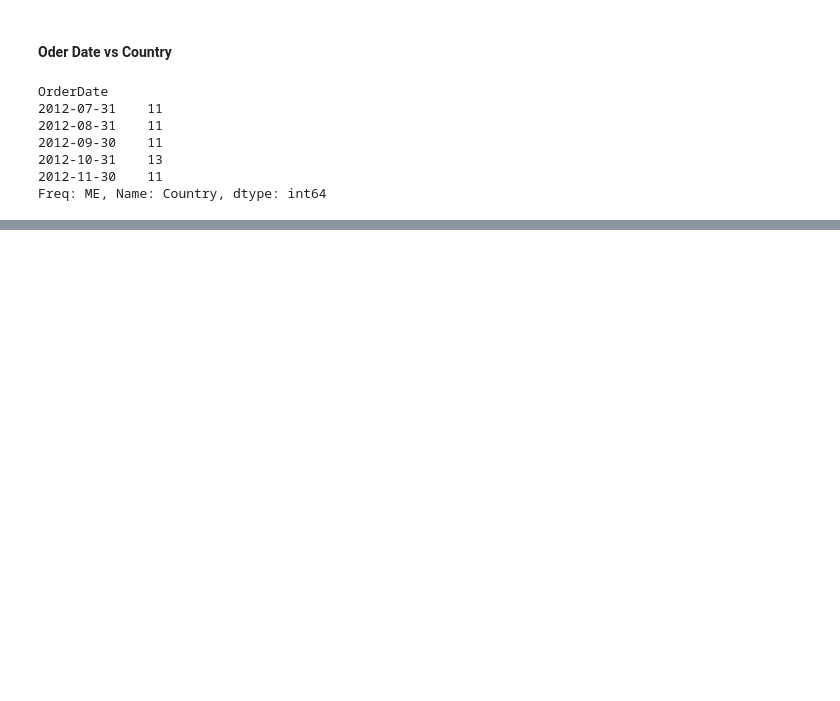
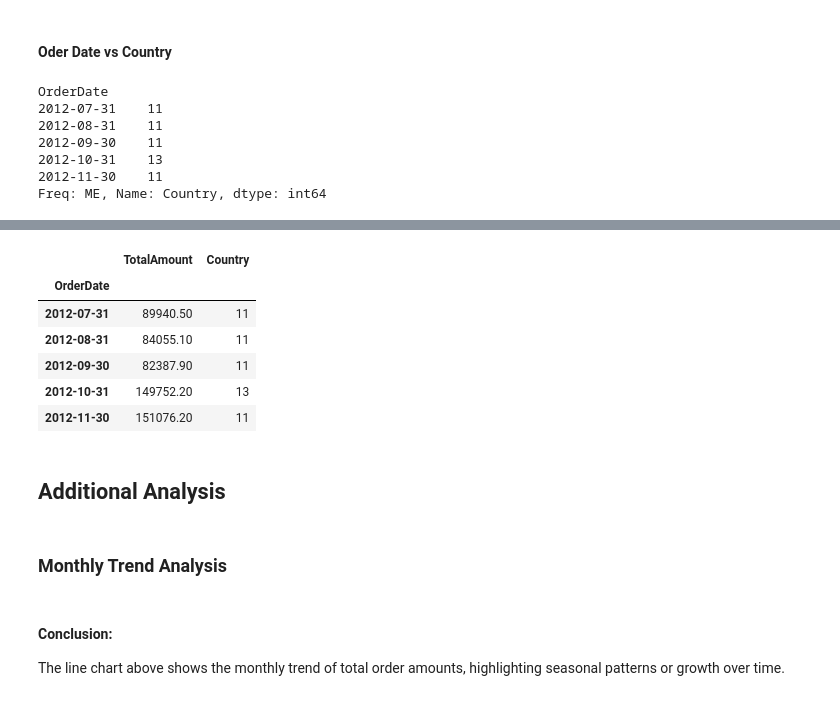
Before and after one commit to ahmedllshafiey/Orders-Analysis, a Jupyter notebook: Orders.ipynb, the cells around one changed output, grey strips where cells are left out. Drawn from its saved outputs; the diff is of its cells as text; code cells hidden in the pictures; blank space fills up the shorter version.

```diff
--- a/Orders.ipynb
+++ b/Orders.ipynb
@@ -289,0 +303,11 @@ px.line(data_frame=date_country, title='Number of Countries Ordering Over Time')
+# %%
+multivar = multivar.resample('ME').agg({'TotalAmount': 'sum', 'Country': 'nunique'})
+multivar.head()
+# %% [output]
+|  | TotalAmount | Country |
+| OrderDate |  |  |
+| 2012-07-31 | 89940.50 | 11 |
+| 2012-08-31 | 84055.10 | 11 |
+| 2012-09-30 | 82387.90 | 11 |
+| 2012-10-31 | 149752.20 | 13 |
+| 2012-11-30 | 151076.20 | 11 |
@@ -289,0 +319,4 @@ px.line(data_frame=date_country, title='Number of Countries Ordering Over Time')
+# %% [markdown]
+## Additional Analysis
+# %% [markdown]
+### Monthly Trend Analysis
@@ -289,0 +329,3 @@ px.line(data_frame=date_country, title='Number of Countries Ordering Over Time')
+# %% [markdown]
+#### Conclusion:
+The line chart above shows the monthly trend of total order amounts, highlighting seasonal patterns or growth over time.
```
Also changed, not shown: parts of 11 cells of this notebook, 1 other file.
